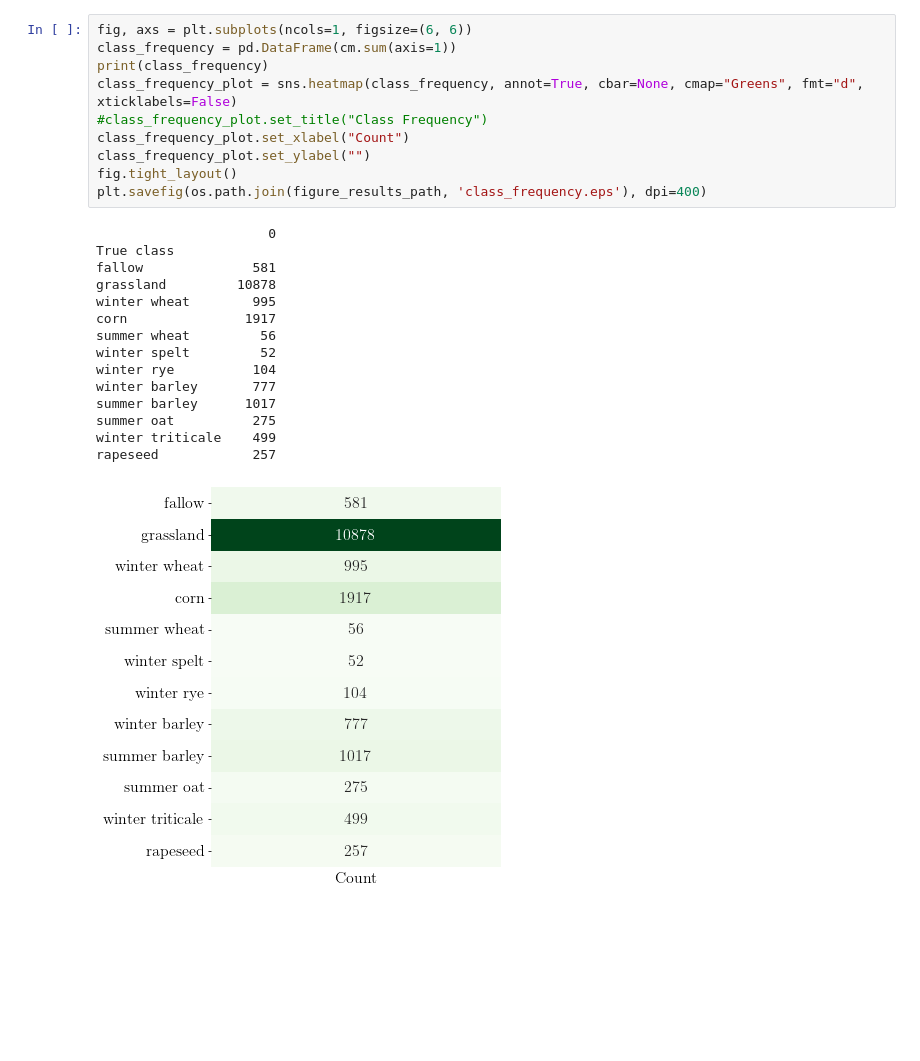
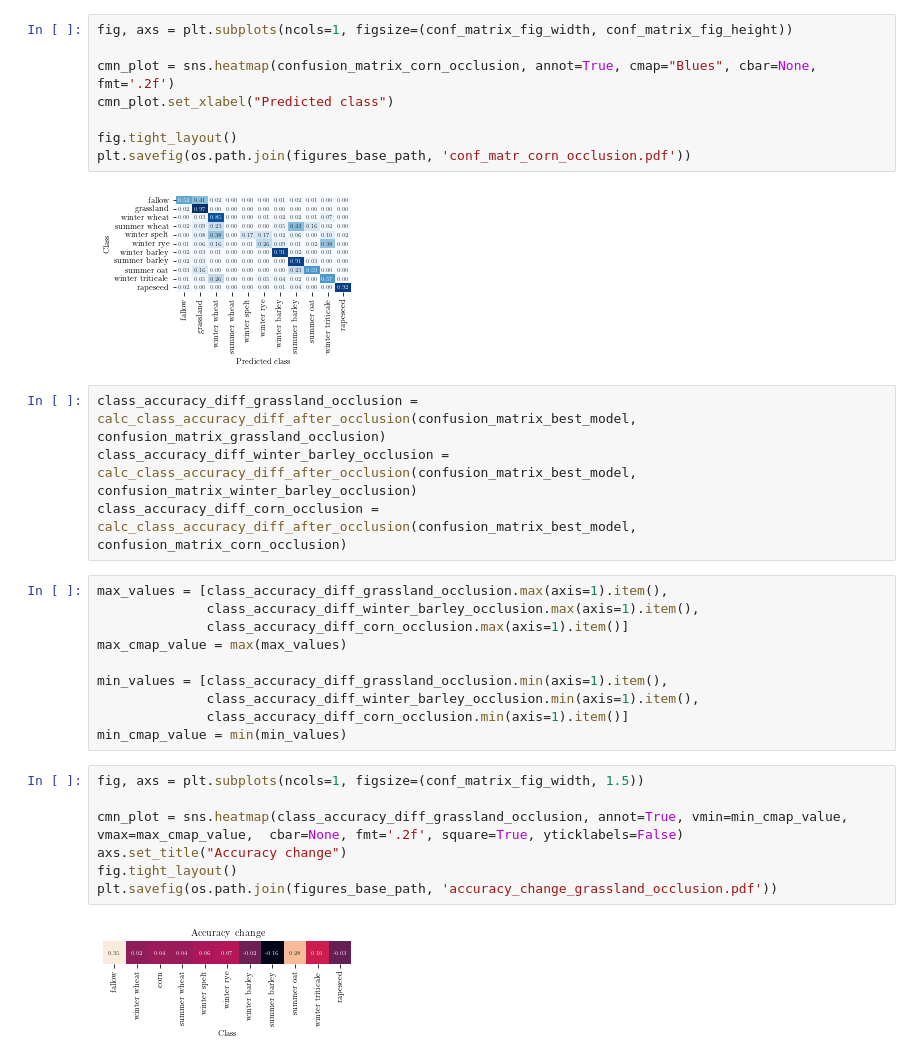
Before and after one commit to IvicaObadic/crop-type-classification-explainability, a Jupyter notebook: notebooks/results_analyzer.ipynb, the cells around one changed output. Saved outputs shown, nothing was run; the diff lists cells and outputs as text; blank space fills up the shorter version.

```diff
--- a/notebooks/results_analyzer.ipynb
+++ b/notebooks/results_analyzer.ipynb
@@ -269,26 +255,33 @@ fig.tight_layout()
+# %%
+fig, axs = plt.subplots(ncols=1, figsize=(conf_matrix_fig_width, conf_matrix_fig_height))
+
+cmn_plot = sns.heatmap(confusion_matrix_corn_occlusion, annot=True, cmap="Blues", cbar=None, fmt='.2f')
+cmn_plot.set_xlabel("Predicted class")
+
+fig.tight_layout()
+plt.savefig(os.path.join(figures_base_path, 'conf_matr_corn_occlusion.pdf'))
+# %% [output]
+[figure, added]
+# %%
+class_accuracy_diff_grassland_occlusion = calc_class_accuracy_diff_after_occlusion(confusion_matrix_best_model, confusion_matrix_grassland_occlusion)
+class_accuracy_diff_winter_barley_occlusion = calc_class_accuracy_diff_after_occlusion(confusion_matrix_best_model, confusion_matrix_winter_barley_occlusion)
+class_accuracy_diff_corn_occlusion = calc_class_accuracy_diff_after_occlusion(confusion_matrix_best_model, confusion_matrix_corn_occlusion)
+# %%
+max_values = [class_accuracy_diff_grassland_occlusion.max(axis=1).item(),
+              class_accuracy_diff_winter_barley_occlusion.max(axis=1).item(),
+              class_accuracy_diff_corn_occlusion.max(axis=1).item()]
+max_cmap_value = max(max_values)
+
+min_values = [class_accuracy_diff_grassland_occlusion.min(axis=1).item(),
+              class_accuracy_diff_winter_barley_occlusion.min(axis=1).item(),
+              class_accuracy_diff_corn_occlusion.min(axis=1).item()]
+min_cmap_value = min(min_values)
 # %%
-fig, axs = plt.subplots(ncols=1, figsize=(6, 6))
-class_frequency = pd.DataFrame(cm.sum(axis=1))
-print(class_frequency)
-class_frequency_plot = sns.heatmap(class_frequency, annot=True, cbar=None, cmap="Greens", fmt="d", xticklabels=False)
-#class_frequency_plot.set_title("Class Frequency")
-class_frequency_plot.set_xlabel("Count")
-class_frequency_plot.set_ylabel("")
+fig, axs = plt.subplots(ncols=1, figsize=(conf_matrix_fig_width, 1.5))
+
+cmn_plot = sns.heatmap(class_accuracy_diff_grassland_occlusion, annot=True, vmin=min_cmap_value, vmax=max_cmap_value,  cbar=None, fmt='.2f', square=True, yticklabels=False)
+axs.set_title("Accuracy change")
 fig.tight_layout()
-plt.savefig(os.path.join(figure_results_path, 'class_frequency.eps'), dpi=400)
+plt.savefig(os.path.join(figures_base_path, 'accuracy_change_grassland_occlusion.pdf'))
 # %% [output]
-                      0
-True class
-fallow              581
-grassland         10878
-winter wheat        995
-corn               1917
-summer wheat         56
-winter spelt         52
-winter rye          104
-winter barley       777
-summer barley      1017
-summer oat          275
-winter triticale    499
-rapeseed            257
-[figure, old version]
+[figure, new version]
```
Also changed, not shown: parts of 14 cells of this notebook, 9 other files.
